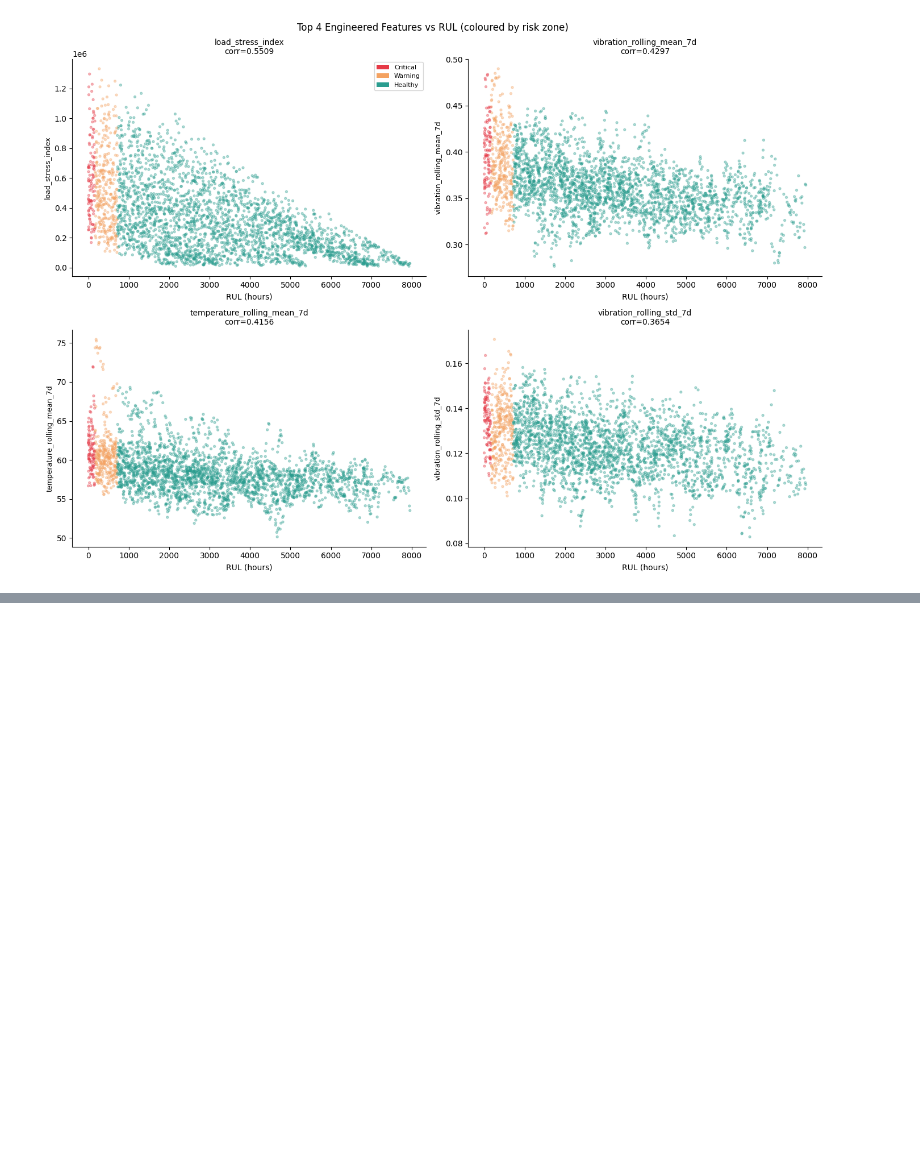
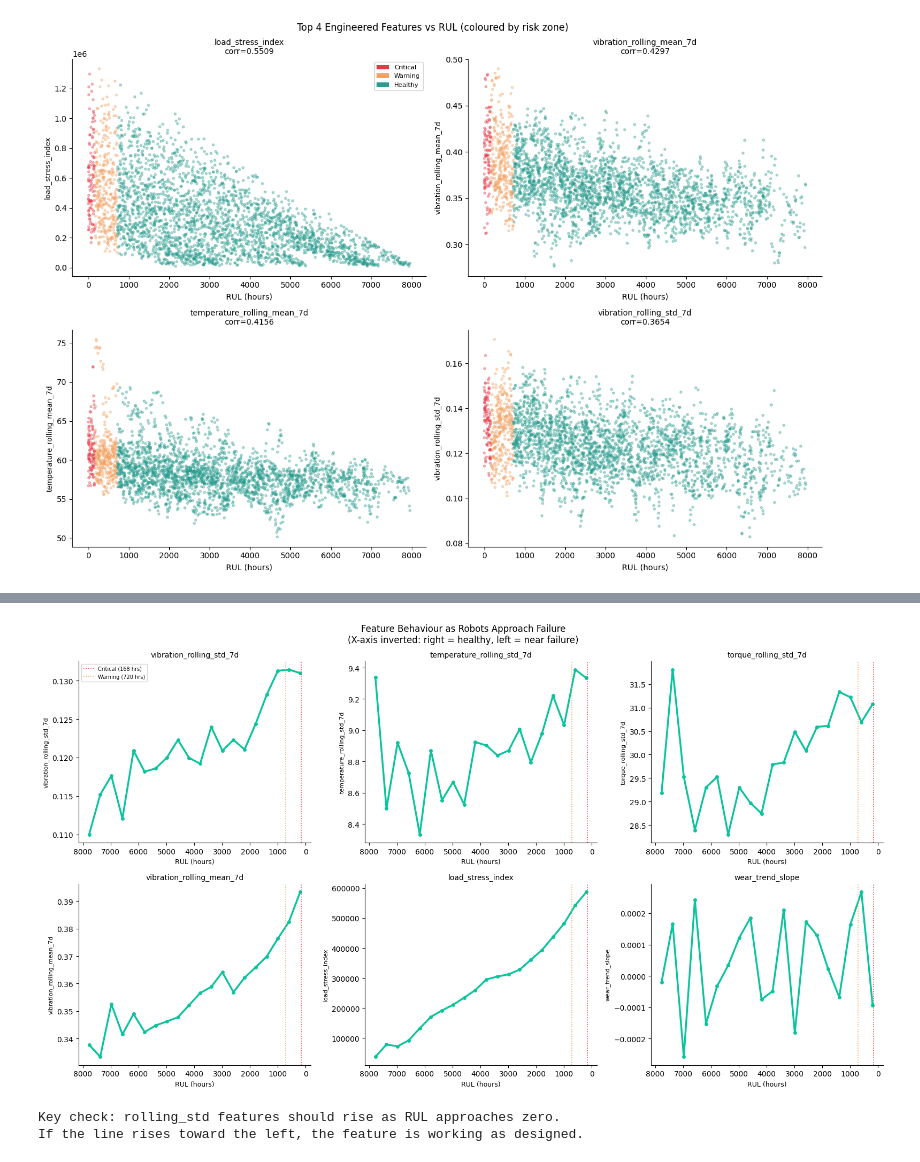
Before and after one commit to OluwamuyiwaJaiyeola/rul-predictive-maintenance, a Jupyter notebook: notebooks/04_feature_engineering.ipynb, the cells around one changed output, grey strips where cells are left out. Cells and saved outputs as stored; diff of their text form; code cells hidden in the pictures; blank space fills up the shorter version.

```diff
--- a/notebooks/04_feature_engineering.ipynb
+++ b/notebooks/04_feature_engineering.ipynb
@@ -596,0 +695,56 @@ plt.show()
+# %%
+# Validate features behave correctly before failure
+# The most important check: does rolling_std actually increase as RUL decreases?
+# If it does, the feature is doing exactly what we designed it to do.
+# If it does not, the feature is noise and should be reconsidered.
+
+fig, axes = plt.subplots(2, 3, figsize=(16, 9))
+axes = axes.flatten()
+
+validation_features = [
+    "vibration_rolling_std_7d",
+    "temperature_rolling_std_7d",
+    "torque_rolling_std_7d",
+    "vibration_rolling_mean_7d",
+    "load_stress_index",
+    "wear_trend_slope",
+]
+
+for i, feat in enumerate(validation_features):
+    # Bin RUL into 20 equal-width buckets and compute mean feature value per bucket
+    temp = feature_df[["rul_hours", feat]].copy().dropna()
+    temp["rul_bin"] = pd.cut(temp["rul_hours"], bins=20)
+    grouped = temp.groupby("rul_bin", observed=True)[feat].mean().reset_index()
+    grouped["rul_mid"] = grouped["rul_bin"].apply(lambda x: x.mid)
+
+    axes[i].plot(
+        grouped["rul_mid"], grouped[feat],
+        color="#0BC49E", linewidth=2.5, marker="o", markersize=4
+    )
+    axes[i].axvline(168, color="#E63946", linestyle=":", linewidth=1.2,
+                    label="Critical (168 hrs)")
+    axes[i].axvline(720, color="#F4A261", linestyle=":", linewidth=1.2,
+                    label="Warning (720 hrs)")
+    axes[i].set_xlabel("RUL (hours)", fontsize=9)
+    axes[i].set_ylabel(feat, fontsize=8)
+    axes[i].set_title(feat, fontsize=10)
+    axes[i].invert_xaxis()
+    axes[i].spines[["top", "right"]].set_visible(False)
+    if i == 0:
+        axes[i].legend(fontsize=7)
+
+plt.suptitle(
+    "Feature Behaviour as Robots Approach Failure\n"
+    "(X-axis inverted: right = healthy, left = near failure)",
+    fontsize=12
+)
+plt.tight_layout()
+plt.savefig("../reports/figures/feature_behaviour_vs_rul.png",
+            dpi=300, bbox_inches="tight")
+plt.show()
+print("Key check: rolling_std features should rise as RUL approaches zero.")
+print("If the line rises toward the left, the feature is working as designed.")
+# %% [output]
+[figure, added]
+Key check: rolling_std features should rise as RUL approaches zero.
+If the line rises toward the left, the feature is working as designed.
```
Also changed, not shown: parts of 20 cells of this notebook, 1 other file.
